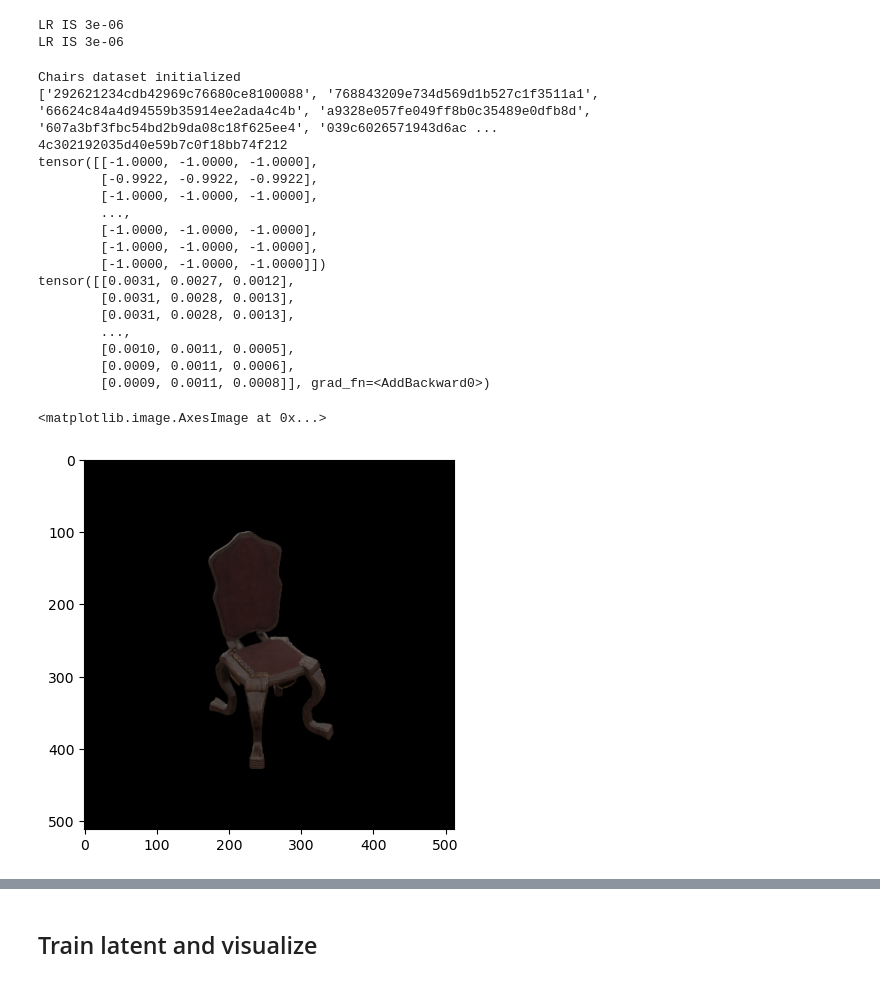
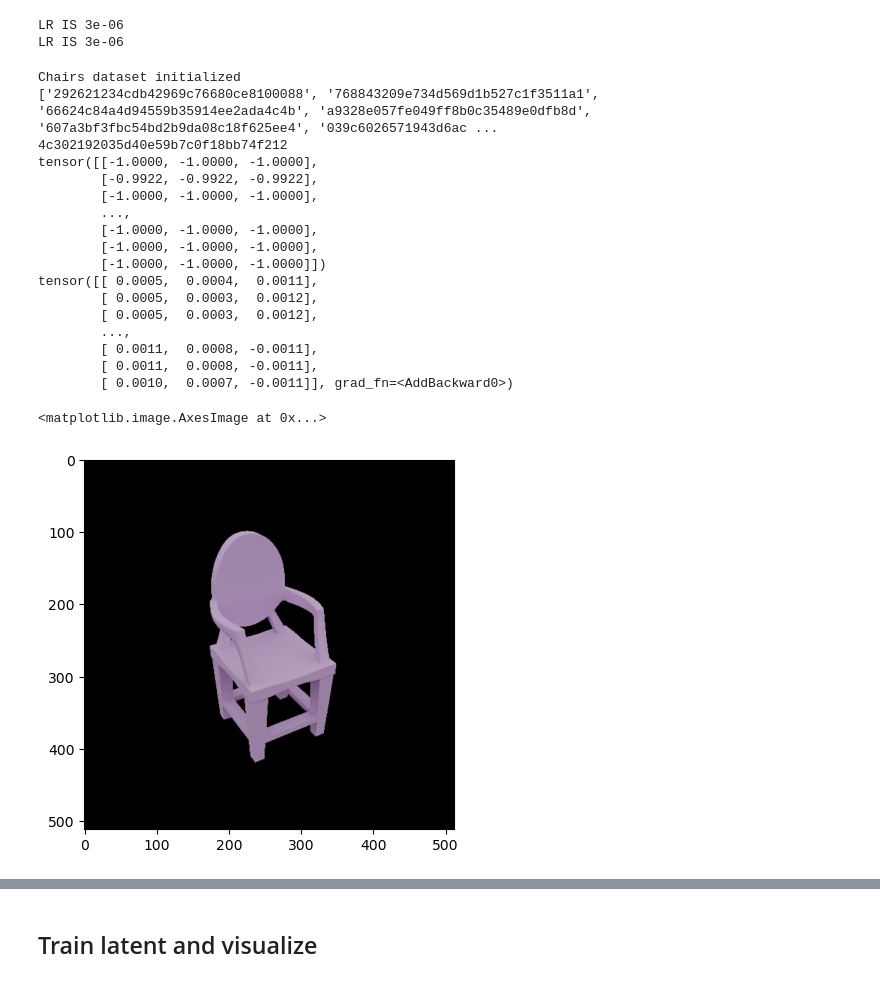
Before and after one commit to royvelich/functa, a Jupyter notebook: visualization.ipynb, the cells around one changed output, grey strips where cells are left out. Drawn from its saved outputs; the diff is of its cells as text; code cells hidden in the pictures.

```diff
--- a/visualization.ipynb
+++ b/visualization.ipynb
@@ -10,7 +10,7 @@ import pytorch_lightning as pl
 model = ModulatedSirenModel(in_features=2, hidden_features=256, hidden_layers=2, out_features=3, outermost_linear=True, first_omega_0=30, hidden_omega_0=30.)
 
 # Load the checkpoint
-checkpoint_path = "checkpoints/all_chairs_fully_fledged_meta_learning/last.ckpt"
+checkpoint_path = "/home/arkadi.piven/Code/functa/checkpoints/all_chairs_fully_fledged_meta_learning/last.ckpt"
 model = model.load_from_checkpoint(checkpoint_path, in_features=2, hidden_features=256, hidden_layers=10, out_features=3, outermost_linear=True, first_omega_0=30, hidden_omega_0=30.)
 # %% [output]
 LR IS 3e-06
@@ -26,45 +26,46 @@ from PIL import Image
 # Define the grid
 chairs = ChairsDatamodule("/home/arkadi.piven/Code/functa/rendered/chair", 1)
 transform = T.ToPILImage()
-coords, pixels = chairs.train_dataset[345]
+coords, pixels = chairs.train_dataset[6]
 print(chairs.train_dataset.get_chair_name_by_idx(6))
 coords = get_mgrid(512, 2)
 print(pixels)
 pixels = pixels * 0.5 + 0.5
 # # Pass the coordinates through the model
+model.phi.data = torch.zeros(256)
 output = model(coords)
 output = output * 0.5 + 0.5
 print(output)
 
 
 # Reshape the output to (512, 512, 3)
 # print(output.shape)
 
 # # Plot the image
 
 plt.imshow(pixels.view(512,512,3).detach().numpy())
 
 # plt.show()
 # %% [output]
 Chairs dataset initialized
 ['292621234cdb42969c76680ce8100088', '768843209e734d569d1b527c1f3511a1', '66624c84a4d94559b35914ee2ada4c4b', 'a9328e057fe049ff8b0c35489e0dfb8d', '607a3bf3fbc54bd2b9da08c18f625ee4', '039c6026571943d6ac ...
 4c302192035d40e59b7c0f18bb74f212
 tensor([[-1.0000, -1.0000, -1.0000],
         [-0.9922, -0.9922, -0.9922],
         [-1.0000, -1.0000, -1.0000],
         ...,
         [-1.0000, -1.0000, -1.0000],
         [-1.0000, -1.0000, -1.0000],
         [-1.0000, -1.0000, -1.0000]])
-tensor([[0.0031, 0.0027, 0.0012],
-        [0.0031, 0.0028, 0.0013],
-        [0.0031, 0.0028, 0.0013],
+tensor([[ 0.0005,  0.0004,  0.0011],
+        [ 0.0005,  0.0003,  0.0012],
+        [ 0.0005,  0.0003,  0.0012],
         ...,
-        [0.0010, 0.0011, 0.0005],
-        [0.0009, 0.0011, 0.0006],
-        [0.0009, 0.0011, 0.0008]], grad_fn=<AddBackward0>)
+        [ 0.0011,  0.0008, -0.0011],
+        [ 0.0011,  0.0008, -0.0011],
+        [ 0.0010,  0.0007, -0.0011]], grad_fn=<AddBackward0>)
 <matplotlib.image.AxesImage at 0x...>
-[figure, old version]
+[figure, new version]
 # %%
 # Output base weights
 plt.imshow(output.view(512,512,3).detach().numpy())
```
Also changed, not shown: parts of 2 cells of this notebook, 1 other file.
